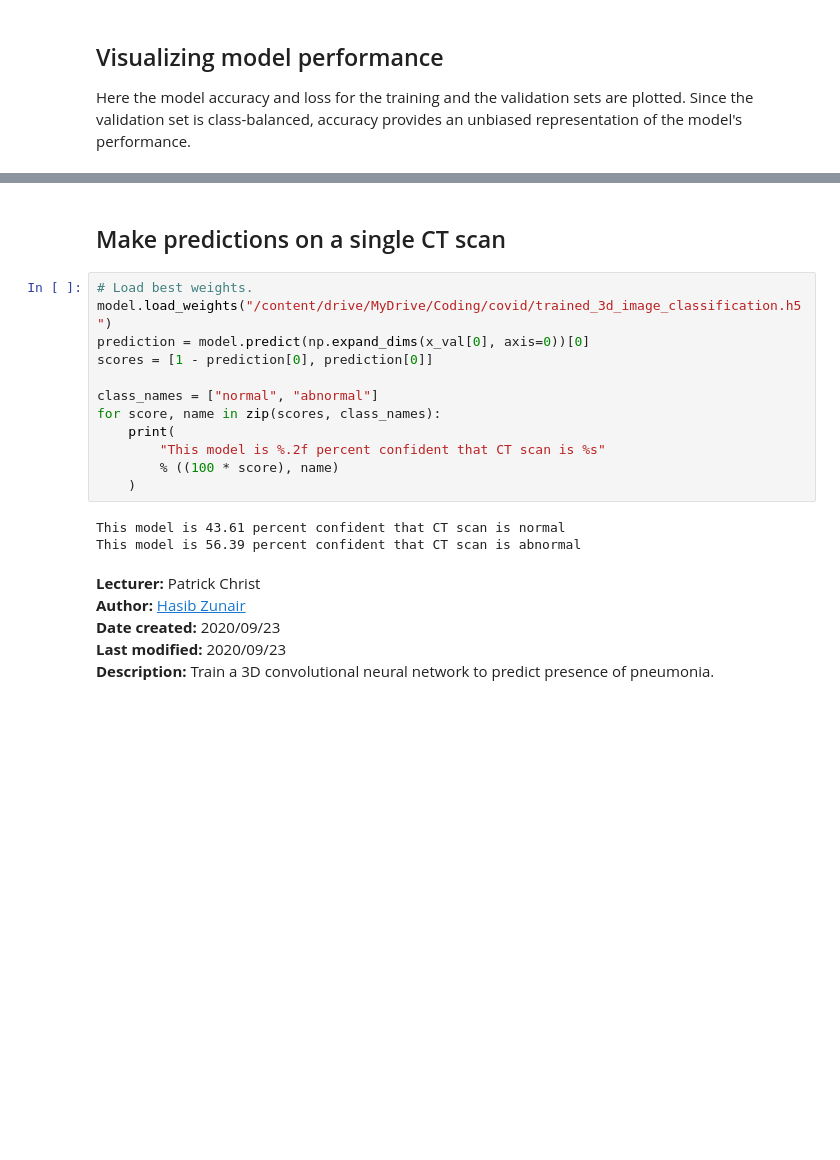
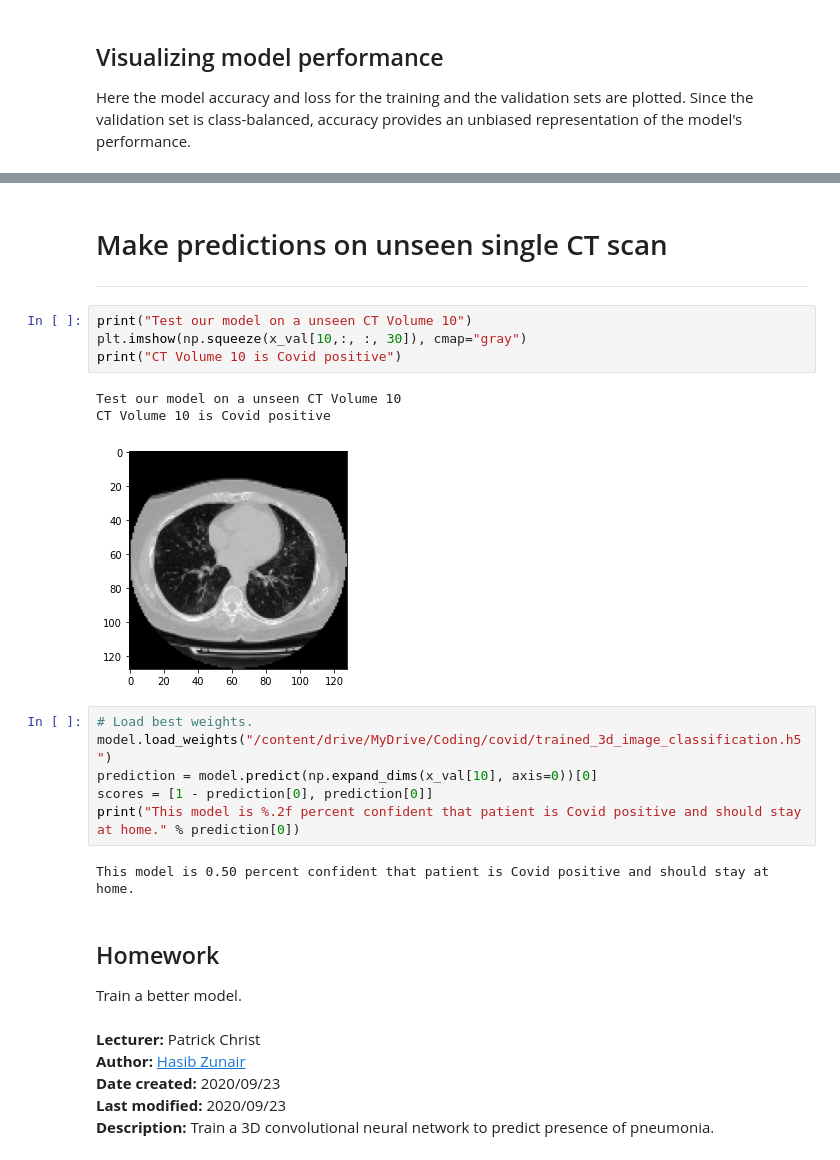
Before and after one commit to PatrickChrist/applied-ai, a Jupyter notebook: covid19-image-classification.ipynb, the cells around one changed output, grey strips where cells are left out. Saved outputs shown, nothing was run; the diff lists cells and outputs as text; blank space fills up the shorter version.

```diff
--- a/covid19-image-classification.ipynb
+++ b/covid19-image-classification.ipynb
@@ -447,20 +444,26 @@ for i, metric in enumerate(["acc", "loss"]):
 # %% [markdown]
-## Make predictions on a single CT scan
+# Make predictions on unseen single CT scan
+
+---
+# %%
+print("Test our model on a unseen CT Volume 10")
+plt.imshow(np.squeeze(x_val[10,:, :, 30]), cmap="gray")
+print("CT Volume 10 is Covid positive")
+# %% [output]
+Test our model on a unseen CT Volume 10
+CT Volume 10 is Covid positive
+[figure, added]
 # %%
 # Load best weights.
 model.load_weights("/content/drive/MyDrive/Coding/covid/trained_3d_image_classification.h5")
-prediction = model.predict(np.expand_dims(x_val[0], axis=0))[0]
+prediction = model.predict(np.expand_dims(x_val[10], axis=0))[0]
 scores = [1 - prediction[0], prediction[0]]
-
-class_names = ["normal", "abnormal"]
-for score, name in zip(scores, class_names):
-    print(
-        "This model is %.2f percent confident that CT scan is %s"
-        % ((100 * score), name)
-    )
+print("This model is %.2f percent confident that patient is Covid positive and should stay at home." % prediction[0])
 # %% [output]
-This model is 43.61 percent confident that CT scan is normal
-This model is 56.39 percent confident that CT scan is abnormal
+This model is 0.50 percent confident that patient is Covid positive and should stay at home.
+# %% [markdown]
+## Homework
+Train a better model.
 # %% [markdown]
 **Lecturer:** Patrick Christ<br>
 **Author:** [Hasib Zunair](https://twitter.com/hasibzunair)<br>
```
Also changed, not shown: parts of 5 cells of this notebook.
